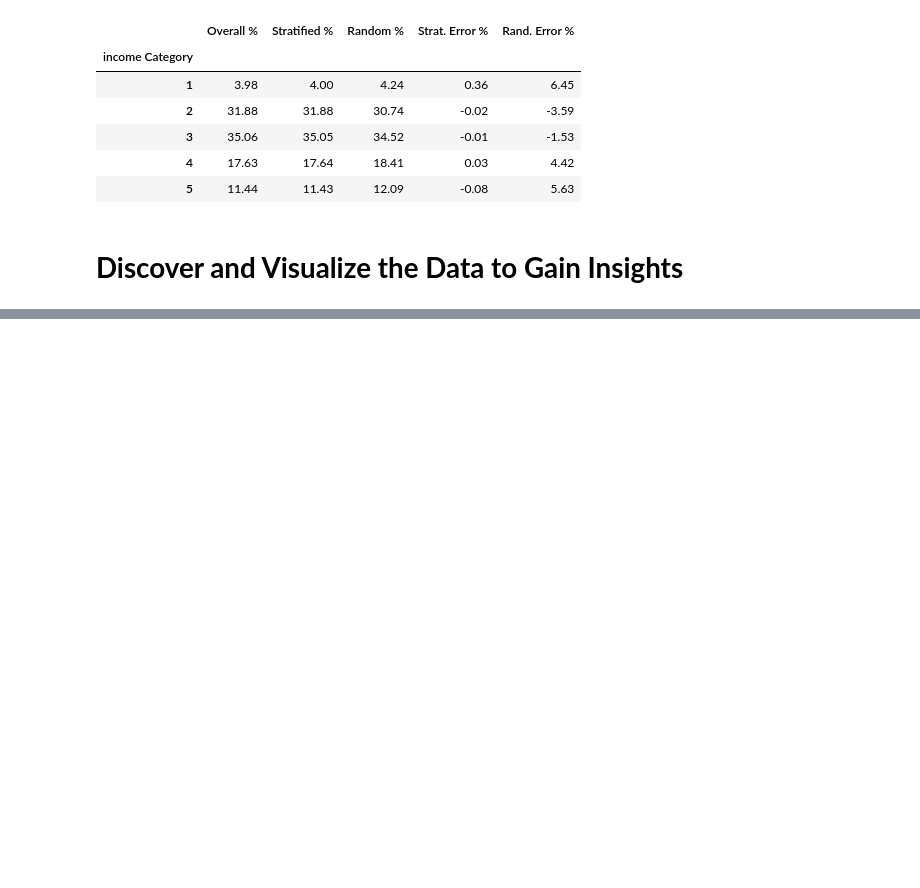
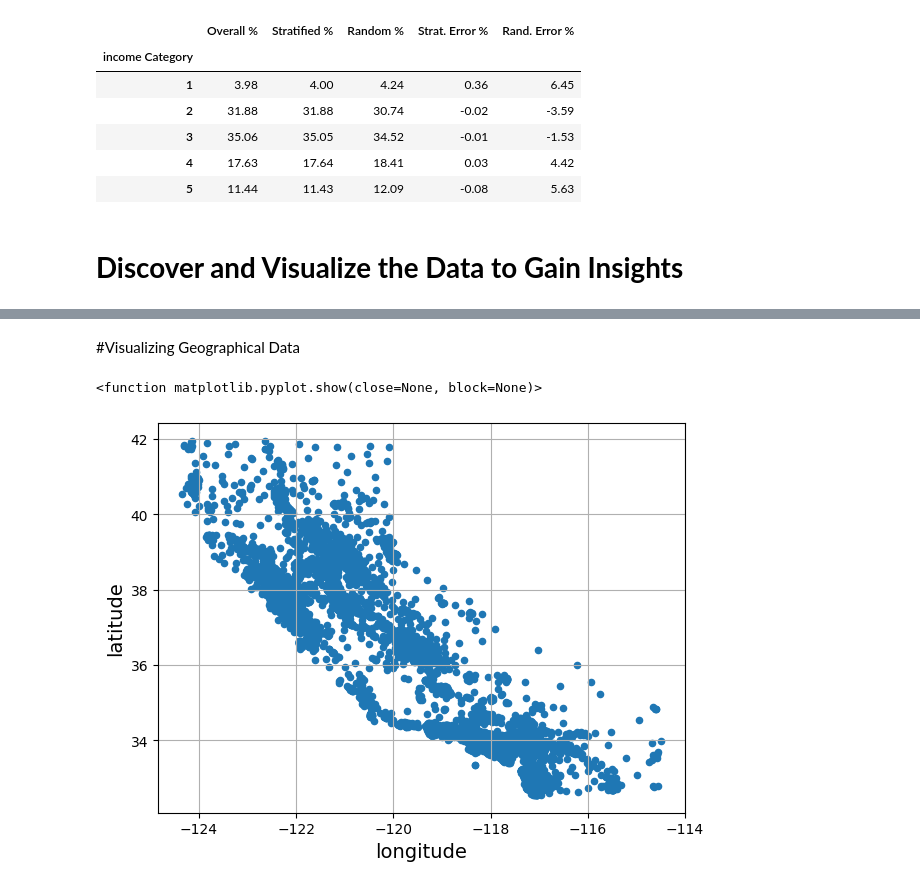
Before and after one commit to Saifullah785/hands-on-ml-notes-practice, a Jupyter notebook: chapter_02_end_to_end_machine_learning_project.ipynb, the cells around one changed output, grey strips where cells are left out. Drawn from its saved outputs; the diff is of its cells as text; code cells hidden in the pictures; blank space fills up the shorter version.

Commit message:
Created using Colab while working on discover and visualize the data to gain insights, visualizing geographical data and looking for correlations

```diff
--- a/chapter_02_end_to_end_machine_learning_project.ipynb
+++ b/chapter_02_end_to_end_machine_learning_project.ipynb
@@ -342,3 +342,6 @@ for set_ in (strat_train_set, strat_test_set):
   set_.drop('income_cat', axis=1, inplace=True)
 # %% [markdown]
 # **Discover and Visualize the Data to Gain Insights**
+# %%
+# Create a copy of the stratified training set
+housing = strat_train_set.copy()
@@ -344,0 +358,11 @@ for set_ in (strat_train_set, strat_test_set):
+# %% [markdown]
+#Visualizing Geographical Data
+# %%
+# Create a scatter plot of longitude vs. latitude
+housing.plot(kind='scatter', x='longitude', y='latitude', grid=True)
+save_fig('bad_visualization_plot') # extra code
+
+plt.show
+# %% [output]
+<function matplotlib.pyplot.show(close=None, block=None)>
+[figure, added]
```
Also changed, not shown: parts of 12 cells of this notebook.
